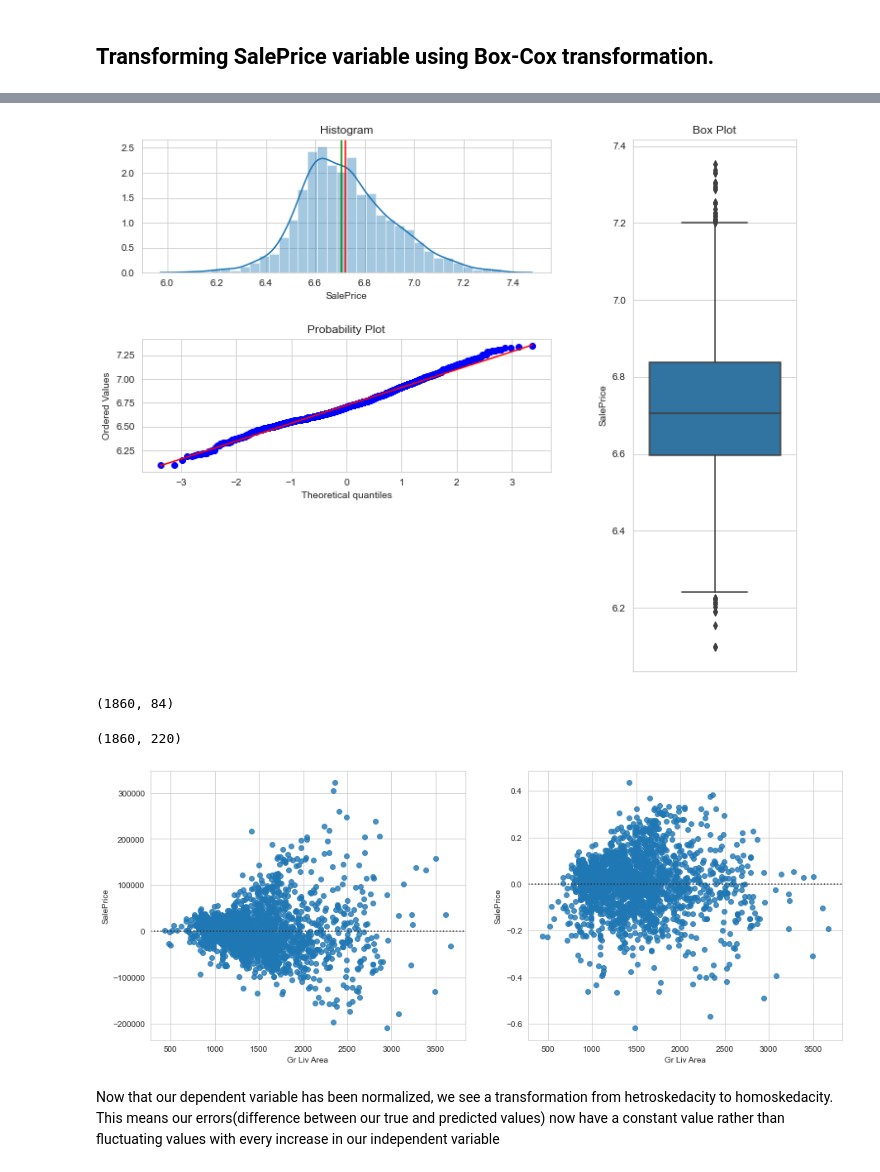
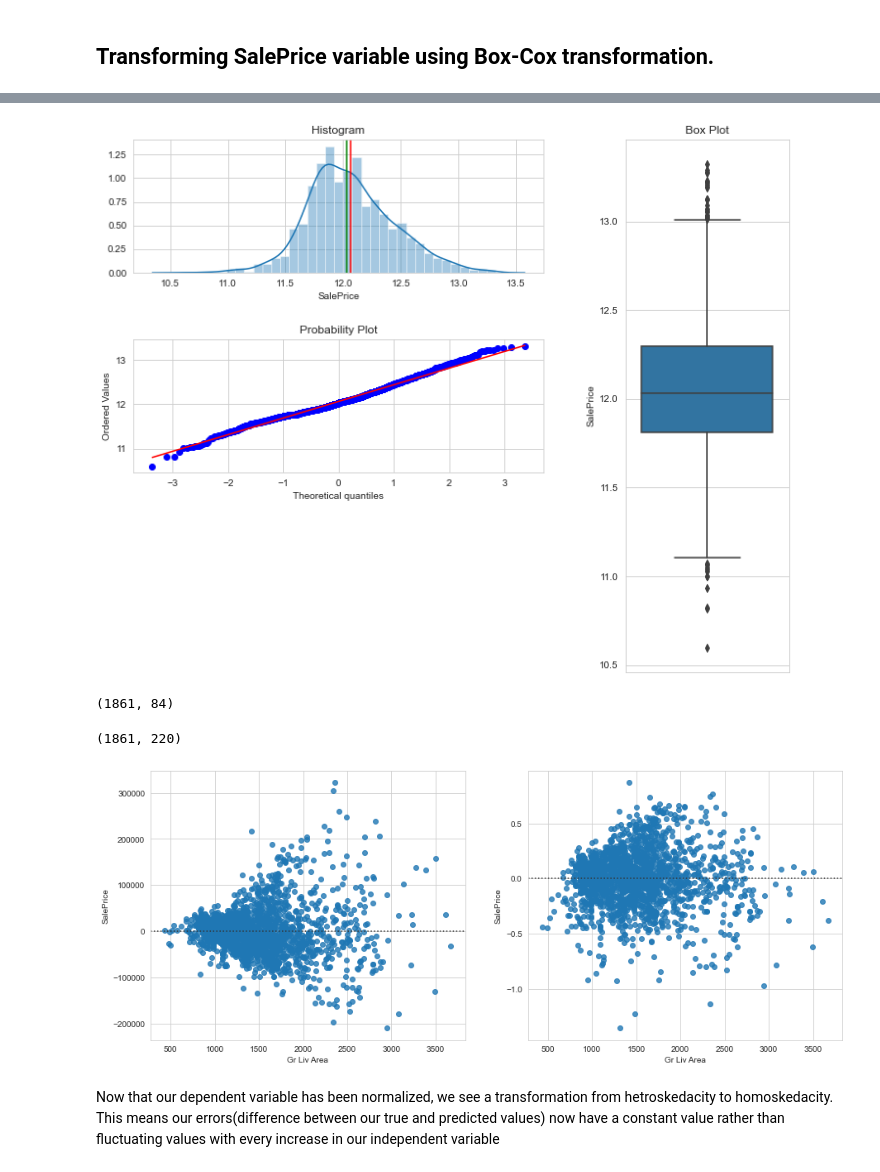
Before and after one commit to ianibogwu/Projects, a Jupyter notebook: GA-projects/01-Ames-housing/Cleaning_EDA.ipynb, the cells around one changed output, grey strips where cells are left out. Saved outputs shown, nothing was run; the diff lists cells and outputs as text; code cells hidden in the pictures.

```diff
--- a/GA-projects/01-Ames-housing/Cleaning_EDA.ipynb
+++ b/GA-projects/01-Ames-housing/Cleaning_EDA.ipynb
@@ -560,19 +559,19 @@ three_chart_plot(new_train, 'SalePrice')
 # %%
 #cutting off a few outliers from the left side to reveal normal distribution curve as there is currently a left skew in the current distribution curve
 trained = new_train.copy()
-trained = new_train.loc[new_train['SalePrice'] >= 6.0]
+trained = new_train.loc[new_train['SalePrice'] >= 10.5]
 three_chart_plot(trained, 'SalePrice')
 # %% [output]
-[figure, old version]
+[figure, new version]
 # %%
 trained.shape
 # %% [output]
-(1860, 84)
+(1861, 84)
 # %%
 trained = pd.get_dummies(data = trained, drop_first=True)
 trained.shape
 # %% [output]
-(1860, 220)
+(1861, 220)
 # %%
 fig, (ax1, ax2) = plt.subplots(figsize = (15, 6),
                               ncols = 2,
@@ -582,6 +581,6 @@ fig, (ax1, ax2) = plt.subplots(figsize = (15, 6),
 sns.residplot(train_data['Gr Liv Area'], train_data['SalePrice'], ax = ax1)
 sns.residplot(trained['Gr Liv Area'], trained['SalePrice'], ax = ax2);
 # %% [output]
-[figure, old version]
+[figure, new version]
 # %% [markdown]
 Now that our dependent variable has been normalized, we see a transformation from hetroskedacity to homoskedacity. This means our errors(difference between our true and predicted values) now have a constant value rather than fluctuating values with every increase in our independent variable
```
Also changed, not shown: parts of 5 cells of this notebook, 9 other files.
